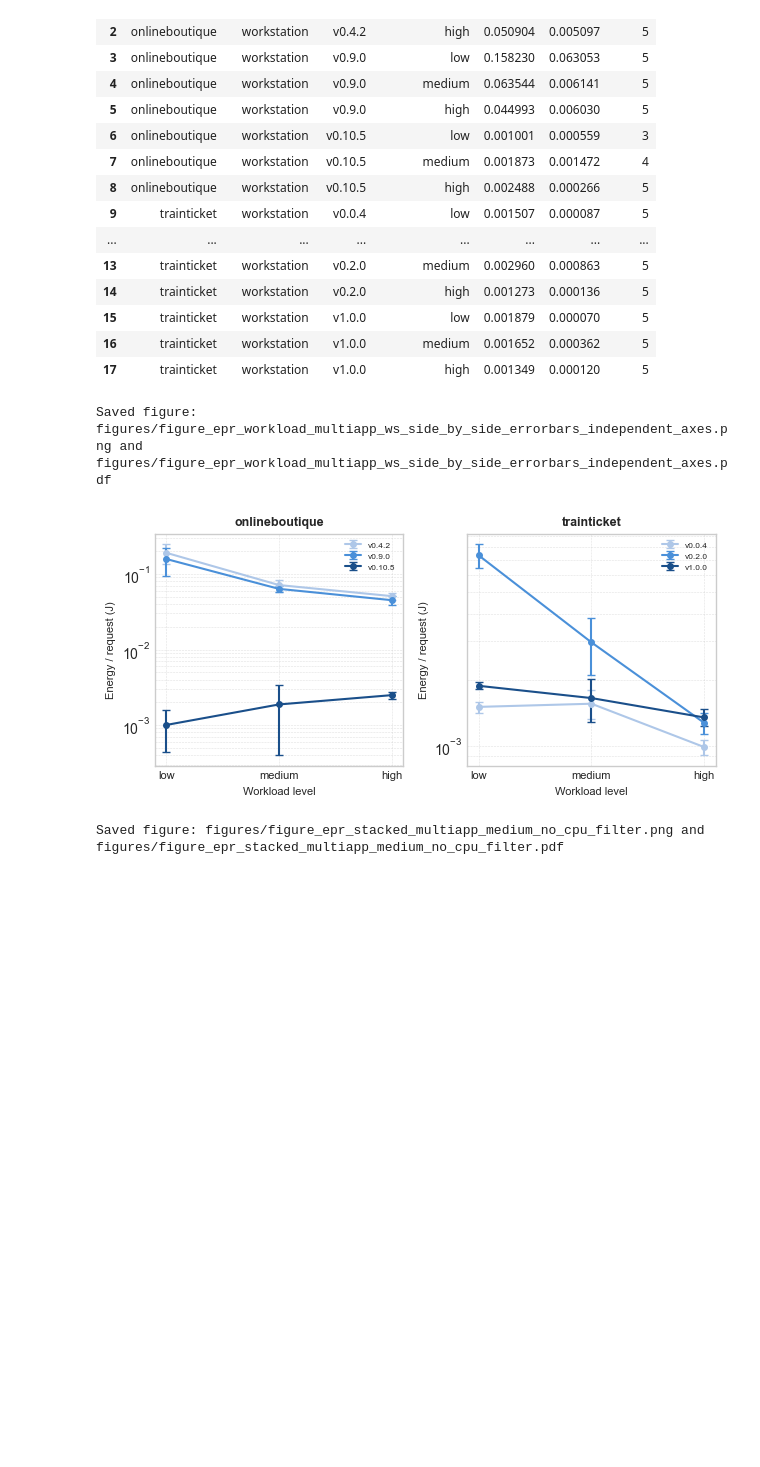
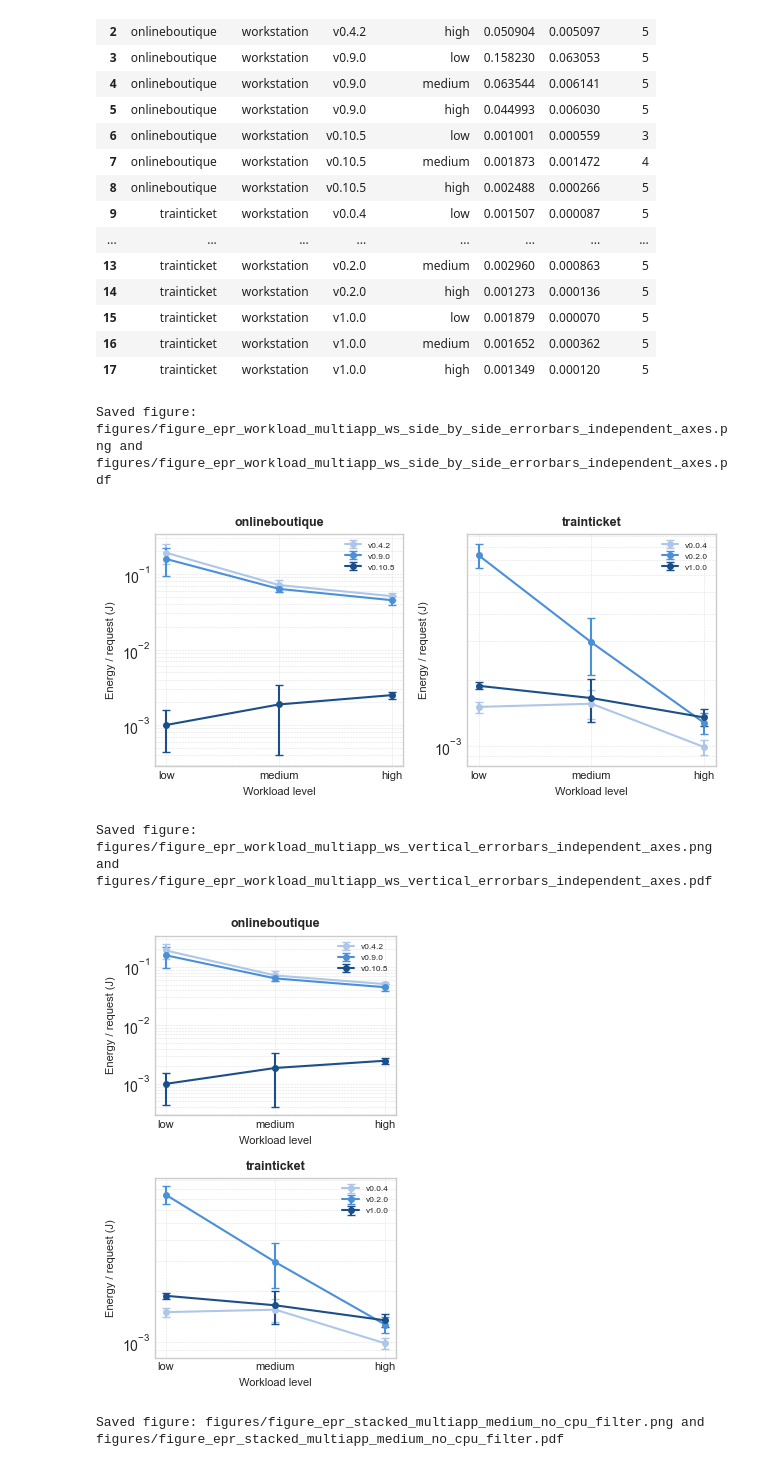
Before and after one commit to eoanodea/EnergyBenchMS, a Jupyter notebook: visualizations/epr_multiapp_from_experiment_folders.ipynb, the cells around one changed output. Cells and saved outputs as stored; diff of their text form; code cells hidden in the pictures; blank space fills up the shorter version.

Commit message:
Small visualisation updates

```diff
--- a/visualizations/epr_multiapp_from_experiment_folders.ipynb
+++ b/visualizations/epr_multiapp_from_experiment_folders.ipynb
@@ -392,15 +392,8 @@ if not apps:
 base_rel_colors = ['#aec7e8', '#4a90d9', '#1a4f8a']
 wl_pos = [0, 1, 2]
 
-fig_w = max(3.2 * len(apps), 6.4)
-fig, axes = plt.subplots(1, len(apps), figsize=(fig_w, 3.1), sharey=False)
-if len(apps) == 1:
-    axes = [axes]
-
-for col, app in enumerate(apps):
-    ax = axes[col]
+def draw_workload_panel(ax, app):
     app_df = plot_df[plot_df['app_family'].astype(str) == app].copy()
-
     rels = [r for r in app_df['release'].astype(str).unique().tolist() if r != 'nan']
 
     for rel_idx, rel in enumerate(rels):
@@ -415,33 +408,59 @@ for col, app in enumerate(apps):
         else:
             color = plt.get_cmap('tab10')(rel_idx % 10)
 
         ax.errorbar(
             wl_pos,
             y,
             yerr=yerr,
             marker='o',
             markersize=4,
             linewidth=1.5,
             capsize=3,
             color=color,
             label=rel,
         )
 
     ax.set_yscale('log')
     ax.set_xticks(wl_pos)
     ax.set_xticklabels(WORKLOAD_ORDER, fontsize=8)
     ax.set_xlabel('Workload level', fontsize=8)
     ax.set_ylabel('Energy / request (J)', fontsize=8)
     ax.set_title(f'{app}', fontsize=9, fontweight='bold')
     ax.grid(True, which='both', linestyle='--', linewidth=0.4, alpha=0.6)
     ax.legend(fontsize=6, loc='best')
 
+# Figure A1: side-by-side panels
+fig_w = max(3.2 * len(apps), 6.4)
+fig, axes = plt.subplots(1, len(apps), figsize=(fig_w, 3.1), sharey=False)
+if len(apps) == 1:
+    axes = [axes]
+
+for col, app in enumerate(apps):
+    draw_workload_panel(axes[col], app)
+
 fig.tight_layout()
 save_figure(fig, 'figure_epr_workload_multiapp_ws_side_by_side_errorbars_independent_axes')
 plt.show()
+
+# Figure A2: vertically stacked panels (second image)
+# Keep per-panel width equal to the side-by-side panel width for single-column layouts.
+panel_w = fig_w / len(apps)
+fig_h = max(2.5 * len(apps), 4.0)
+fig_v, axes_v = plt.subplots(len(apps), 1, figsize=(panel_w, fig_h), sharey=False)
+if len(apps) == 1:
+    axes_v = [axes_v]
+
+for row, app in enumerate(apps):
+    draw_workload_panel(axes_v[row], app)
+
+fig_v.tight_layout()
+save_figure(fig_v, 'figure_epr_workload_multiapp_ws_vertical_errorbars_independent_axes')
+plt.show()
 # %% [output]
 Saved figure: figures/figure_epr_workload_multiapp_ws_side_by_side_errorbars_independent_axes.png and figures/figure_epr_workload_multiapp_ws_side_by_side_errorbars_independent_axes.pdf
 [figure]
+Saved figure: figures/figure_epr_workload_multiapp_ws_vertical_errorbars_independent_axes.png and figures/figure_epr_workload_multiapp_ws_vertical_errorbars_independent_axes.pdf
+[figure, added]
 # %%
 # Figure B: stacked EPR across applications by release for one workload (with total error bars)
 stack_df = runs_df[runs_df['workload_level'].astype(str) == str(STACKED_WORKLOAD)].copy()
```
Also changed, not shown: 3 other files.
